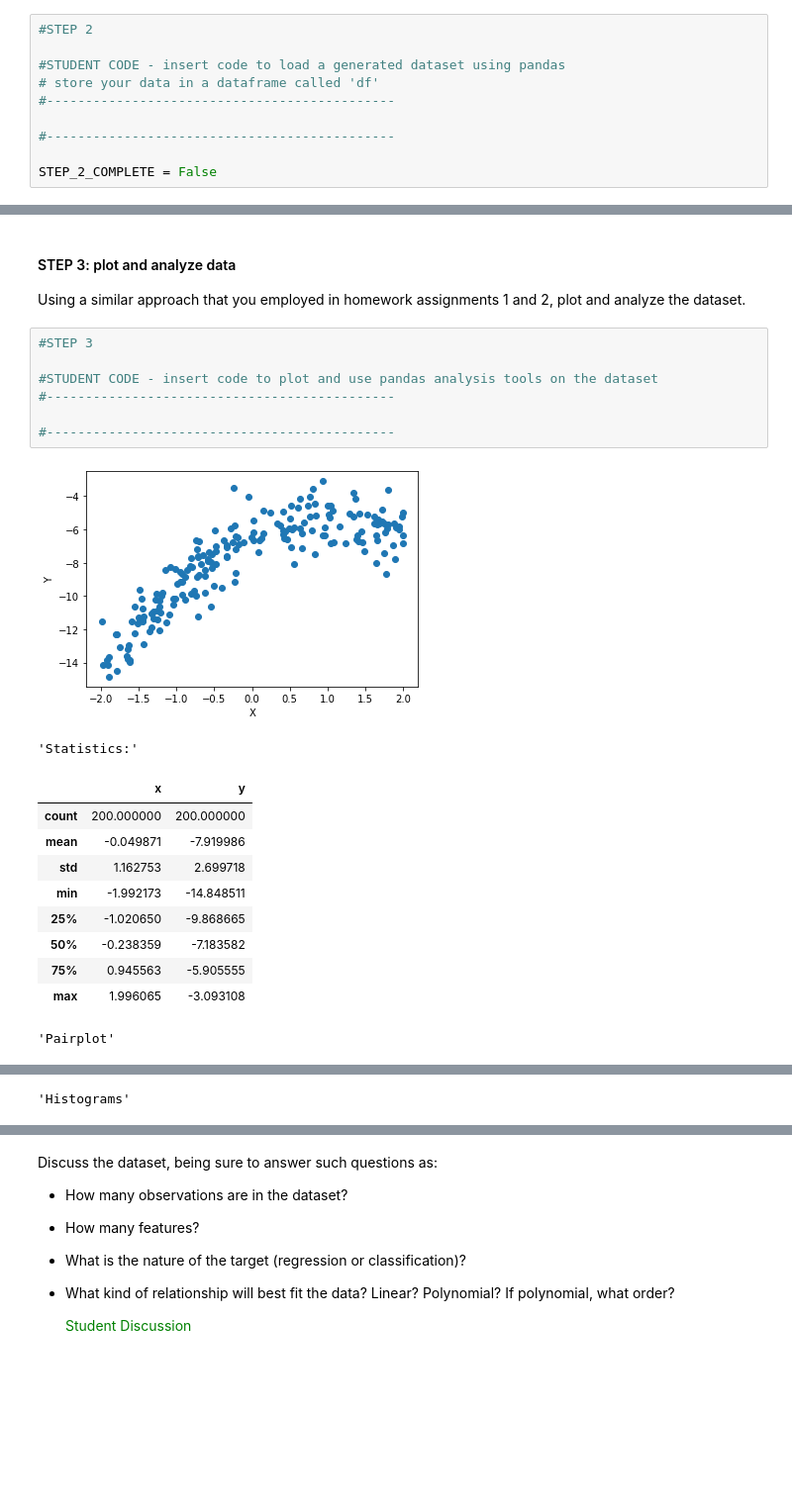
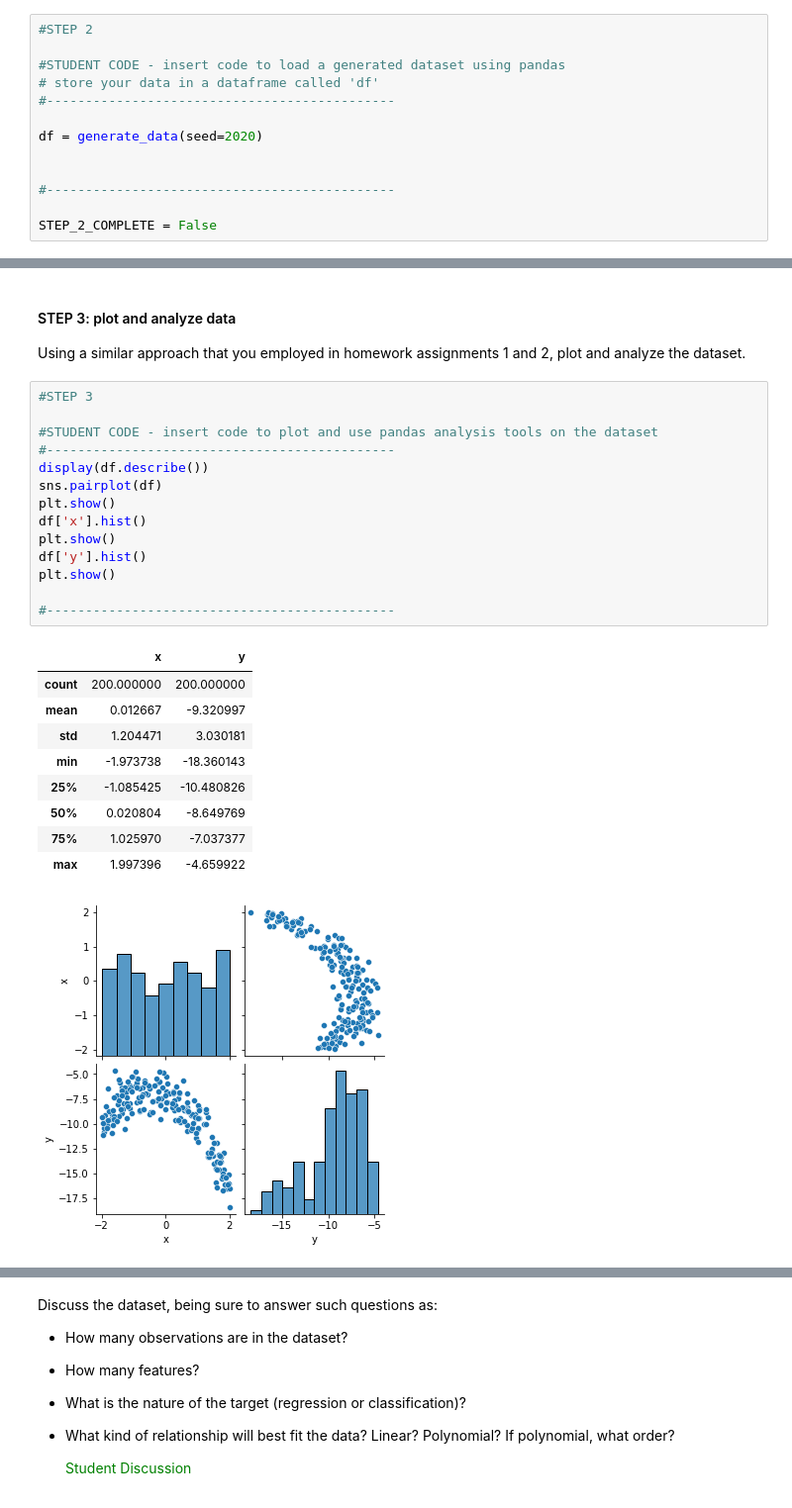
Before and after one commit to nikopetrocelli/489Proj2-Petrocelli, a Jupyter notebook: hw3.ipynb, the cells around one changed output, grey strips where cells are left out. Shown at 99% size. Drawn from its saved outputs; the diff is of its cells as text; blank space fills up the shorter version.

```diff
--- a/hw3.ipynb
+++ b/hw3.ipynb
@@ -193,6 +208,9 @@ IMPORTANT: After choosing a seed value, you will not want to change this value,
 # store your data in a dataframe called 'df'
 #---------------------------------------------
 
+df = generate_data(seed=2020)
+
+
 #---------------------------------------------
 
 STEP_2_COMPLETE = False
@@ -210,20 +221,25 @@ Using a similar approach that you employed in homework assignments 1 and 2, plot
 # %%
 #STEP 3
 
 #STUDENT CODE - insert code to plot and use pandas analysis tools on the dataset
 #---------------------------------------------
+display(df.describe())
+sns.pairplot(df)
+plt.show()
+df['x'].hist()
+plt.show()
+df['y'].hist()
+plt.show()
 
 #---------------------------------------------
 # %% [output]
+|  | x | y |
+| count | 200.000000 | 200.000000 |
+| mean | 0.012667 | -9.320997 |
+| std | 1.204471 | 3.030181 |
+| min | -1.973738 | -18.360143 |
+| 25% | -1.085425 | -10.480826 |
+| 50% | 0.020804 | -8.649769 |
+| 75% | 1.025970 | -7.037377 |
+| max | 1.997396 | -4.659922 |
-[figure, old version]
+[figure, new version]
-'Statistics:'
-|  | x | y |
-| count | 200.000000 | 200.000000 |
-| mean | -0.049871 | -7.919986 |
-| std | 1.162753 | 2.699718 |
-| min | -1.992173 | -14.848511 |
-| 25% | -1.020650 | -9.868665 |
-| 50% | -0.238359 | -7.183582 |
-| 75% | 0.945563 | -5.905555 |
-| max | 1.996065 | -3.093108 |
-'Pairplot'
@@ -231 +246,0 @@ Using a similar approach that you employed in homework assignments 1 and 2, plot
-'Histograms'
```
Also changed, not shown: parts of 7 cells of this notebook.
